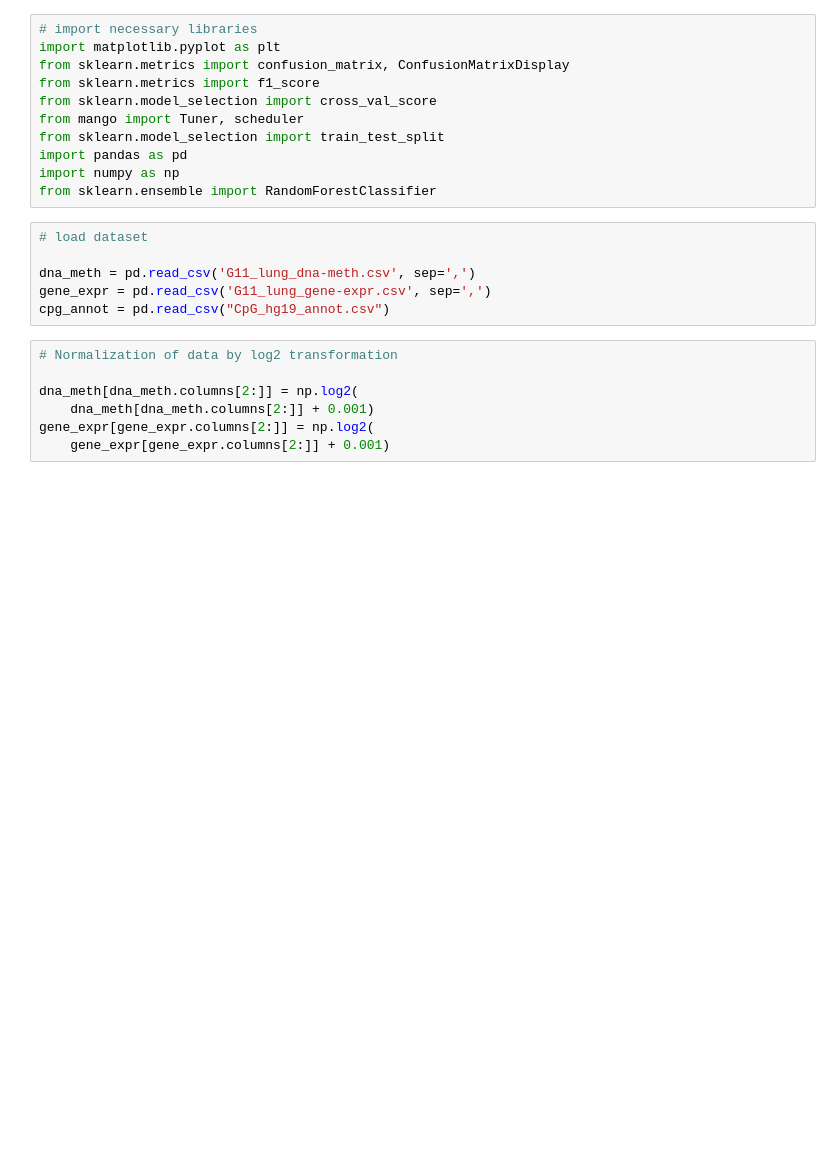
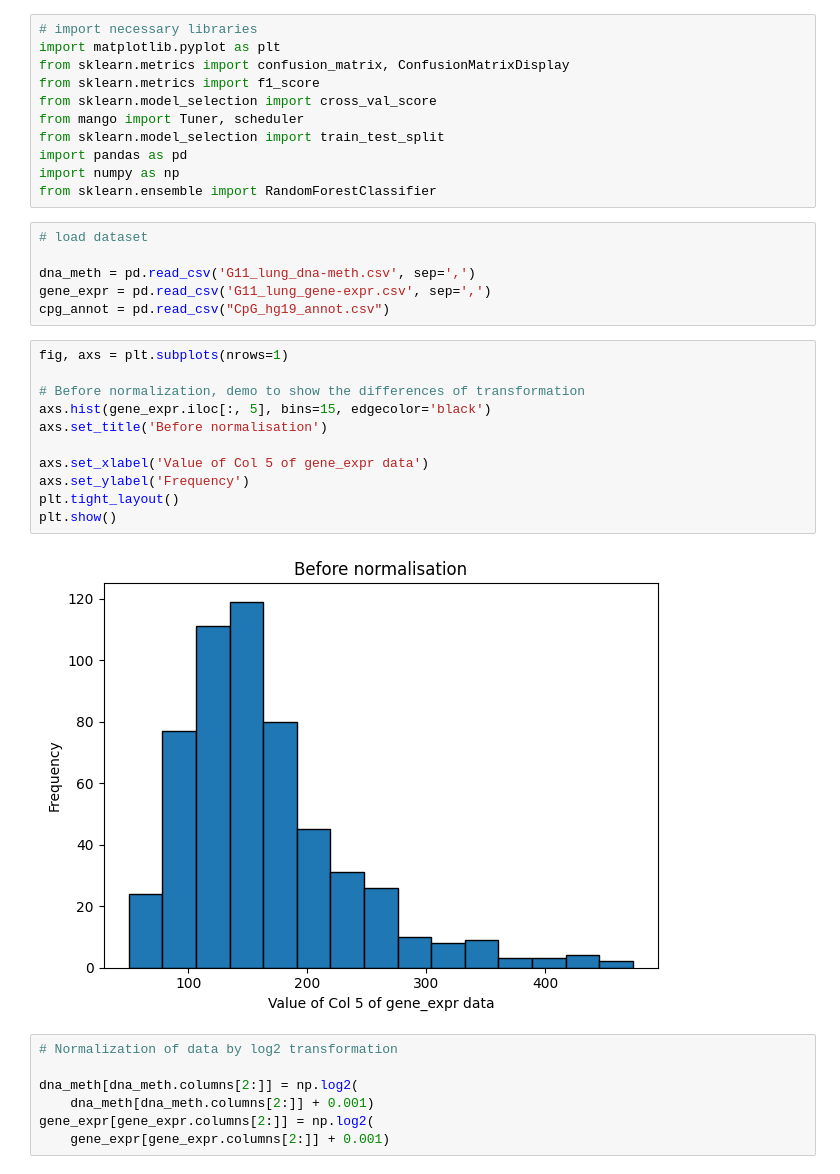
Before and after one commit to amoschoomy/random-forest-classifier, a Jupyter notebook: train.ipynb, the cells around one changed output. Drawn from its saved outputs; the diff is of its cells as text; blank space fills up the shorter version.

Commit message:
added demo to show diferences before and after normalisation

```diff
--- a/train.ipynb
+++ b/train.ipynb
@@ -15,6 +15,19 @@ from sklearn.ensemble import RandomForestClassifier
 dna_meth = pd.read_csv('G11_lung_dna-meth.csv', sep=',')
 gene_expr = pd.read_csv('G11_lung_gene-expr.csv', sep=',')
 cpg_annot = pd.read_csv("CpG_hg19_annot.csv")
+# %%
+fig, axs = plt.subplots(nrows=1)
+
+# Before normalization, demo to show the differences of transformation
+axs.hist(gene_expr.iloc[:, 5], bins=15, edgecolor='black')
+axs.set_title('Before normalisation')
+
+axs.set_xlabel('Value of Col 5 of gene_expr data')
+axs.set_ylabel('Frequency')
+plt.tight_layout()
+plt.show()
+# %% [output]
+[figure, added]
 # %%
 # Normalization of data by log2 transformation
 
```
Also changed, not shown: parts of 1 cell of this notebook, 1 other file.
